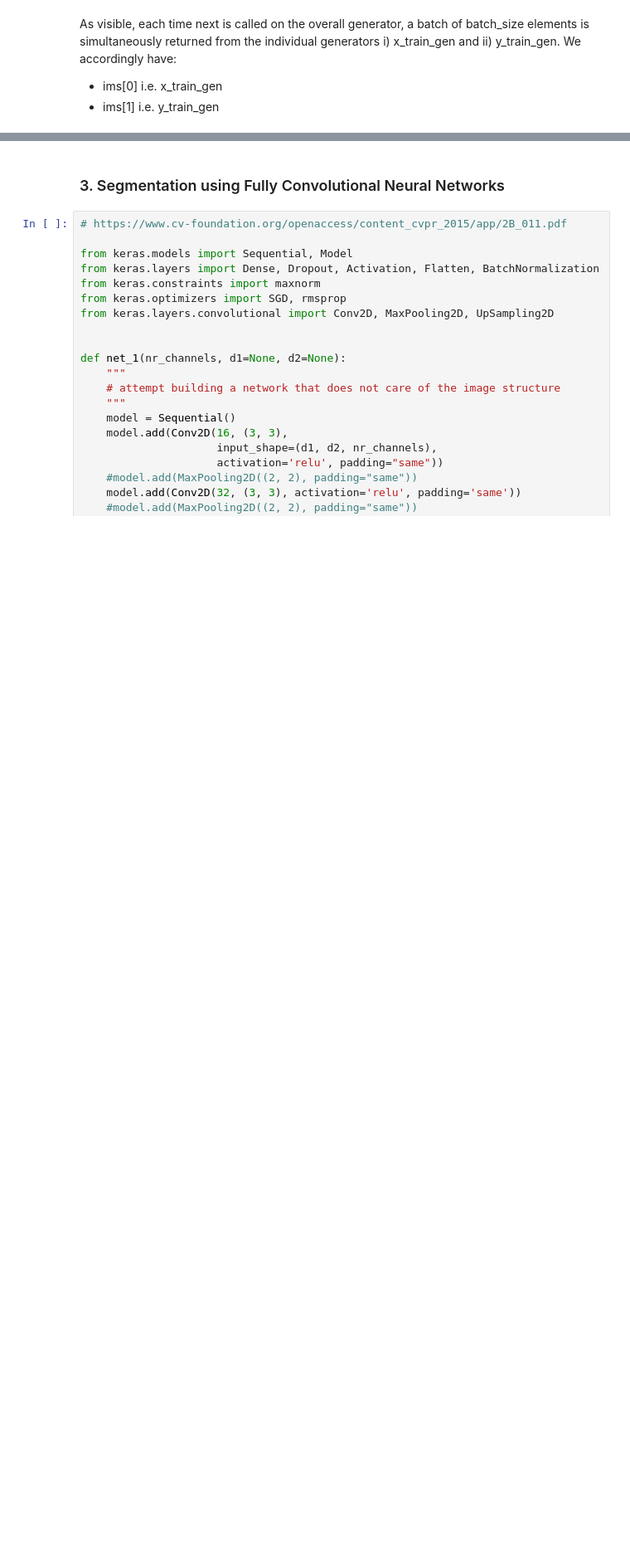
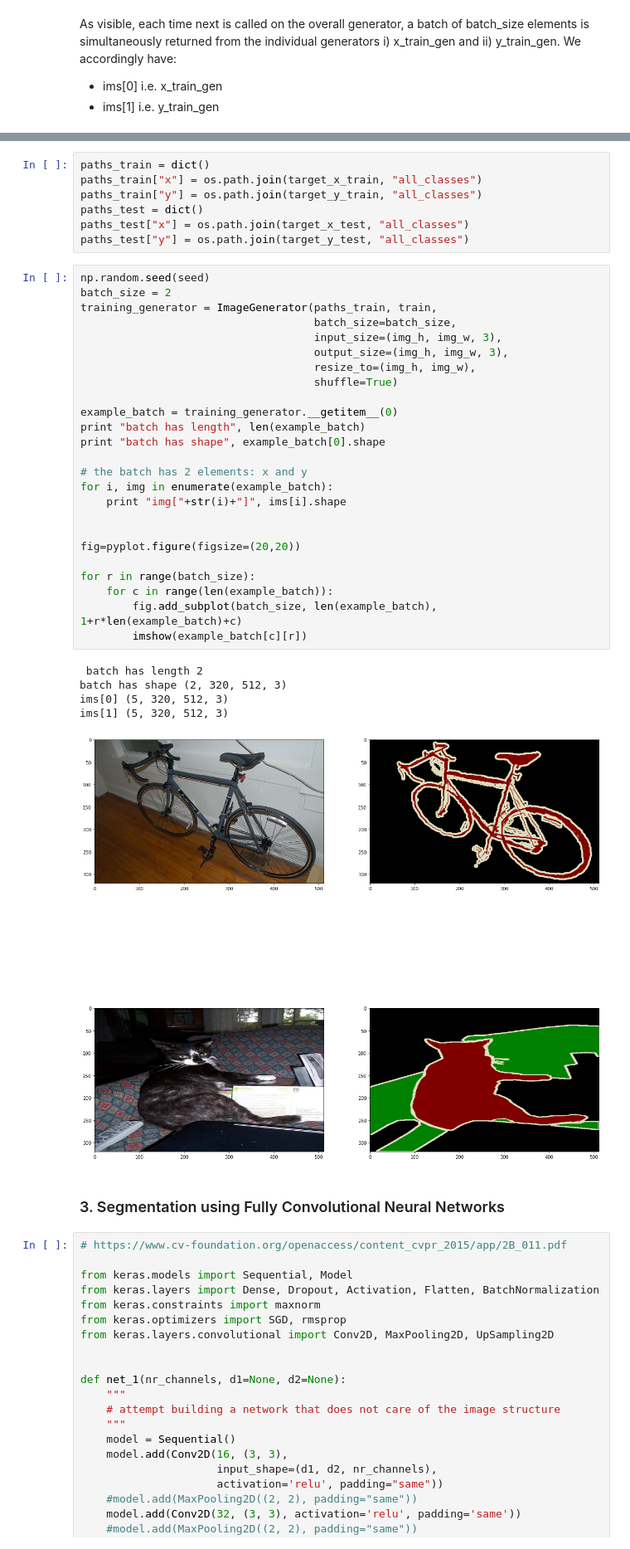
Before and after one commit to pilillo/img-notebooks, a Jupyter notebook: image_segmentation_VOC.ipynb, the cells around one changed output, grey strips where cells are left out. Shown at 83% size. Cells and saved outputs as stored; diff of their text form; blank space fills up the shorter version.

Commit message:
updated image segmentation stuff

```diff
--- a/image_segmentation_VOC.ipynb
+++ b/image_segmentation_VOC.ipynb
@@ -420,3 +531,41 @@ As visible, each time next is called on the overall generator, a batch of batch_
+# %%
+paths_train = dict()
+paths_train["x"] = os.path.join(target_x_train, "all_classes")
+paths_train["y"] = os.path.join(target_y_train, "all_classes")
+paths_test = dict()
+paths_test["x"] = os.path.join(target_x_test, "all_classes")
+paths_test["y"] = os.path.join(target_y_test, "all_classes")
+# %%
+np.random.seed(seed)
+batch_size = 2
+training_generator = ImageGenerator(paths_train, train,
+                                    batch_size=batch_size,
+                                    input_size=(img_h, img_w, 3),
+                                    output_size=(img_h, img_w, 3),
+                                    resize_to=(img_h, img_w),
+                                    shuffle=True)
+
+example_batch = training_generator.__getitem__(0)
+print "batch has length", len(example_batch)
+print "batch has shape", example_batch[0].shape
+
+# the batch has 2 elements: x and y
+for i, img in enumerate(example_batch):
+    print "img["+str(i)+"]", ims[i].shape
+
+
+fig=pyplot.figure(figsize=(20,20))
+
+for r in range(batch_size):
+    for c in range(len(example_batch)):
+        fig.add_subplot(batch_size, len(example_batch), 1+r*len(example_batch)+c)
+        imshow(example_batch[c][r])
+# %% [output]
+ batch has length 2
+batch has shape (2, 320, 512, 3)
+ims[0] (5, 320, 512, 3)
+ims[1] (5, 320, 512, 3)
+[figure, added]
 # %% [markdown]
 ### 3. Segmentation using Fully Convolutional Neural Networks
 # %%
```
Also changed, not shown: parts of 12 cells of this notebook.
